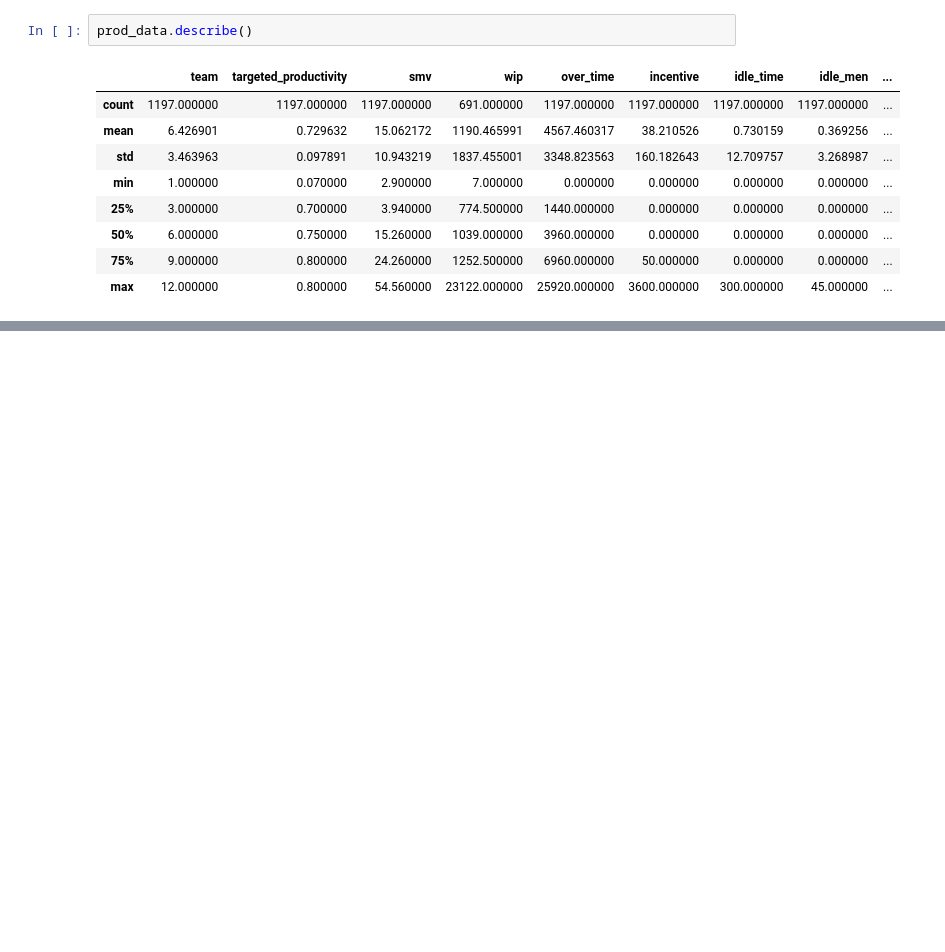
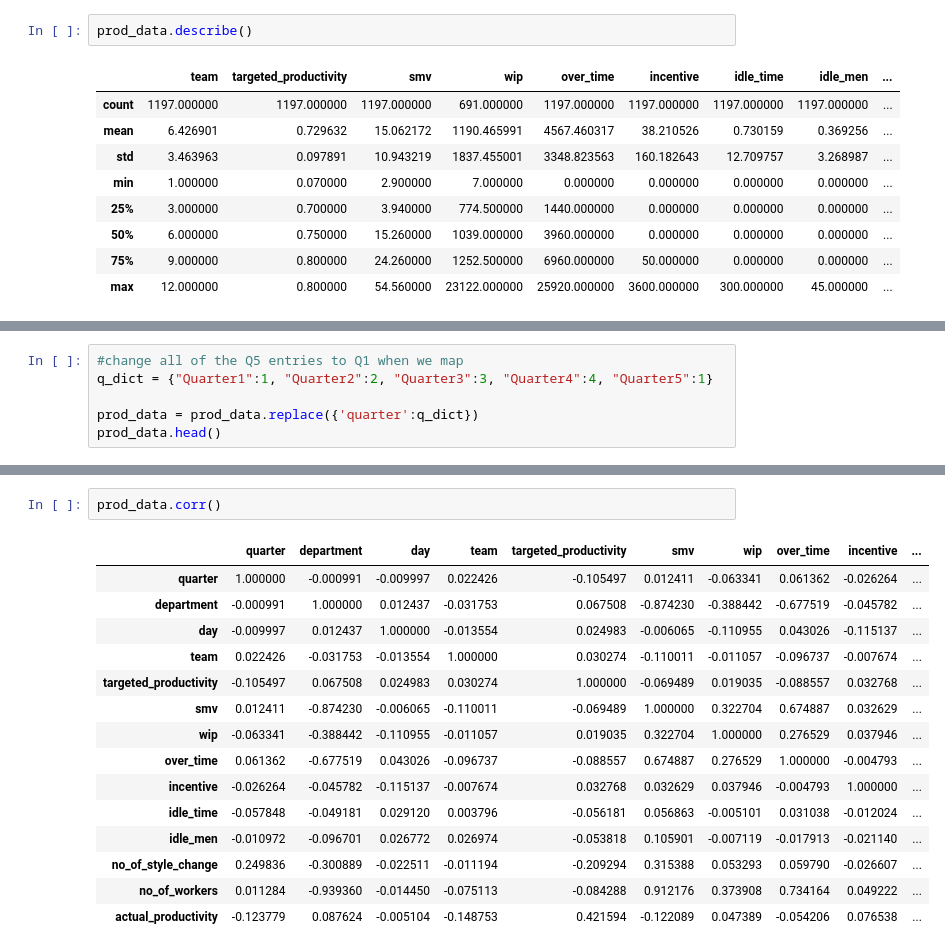
Before and after one commit to tkolencherry/ml_f23, a Jupyter notebook: HW_1/HW1_Prax.ipynb, the cells around one changed output, grey strips where cells are left out. Cells and saved outputs as stored; diff of their text form; blank space fills up the shorter version.

```diff
--- a/HW_1/HW1_Prax.ipynb
+++ b/HW_1/HW1_Prax.ipynb
@@ -29,0 +132,6 @@ prod_data.describe()
+# %%
+#change all of the Q5 entries to Q1 when we map
+q_dict = {"Quarter1":1, "Quarter2":2, "Quarter3":3, "Quarter4":4, "Quarter5":1}
+
+prod_data = prod_data.replace({'quarter':q_dict})
+prod_data.head()
@@ -29,0 +216,18 @@ prod_data.describe()
+# %%
+prod_data.corr()
+# %% [output]
+|  | quarter | department | day | team | targeted_productivity | smv | wip | over_time | incentive | ... |
+| quarter | 1.000000 | -0.000991 | -0.009997 | 0.022426 | -0.105497 | 0.012411 | -0.063341 | 0.061362 | -0.026264 | ... |
+| department | -0.000991 | 1.000000 | 0.012437 | -0.031753 | 0.067508 | -0.874230 | -0.388442 | -0.677519 | -0.045782 | ... |
+| day | -0.009997 | 0.012437 | 1.000000 | -0.013554 | 0.024983 | -0.006065 | -0.110955 | 0.043026 | -0.115137 | ... |
+| team | 0.022426 | -0.031753 | -0.013554 | 1.000000 | 0.030274 | -0.110011 | -0.011057 | -0.096737 | -0.007674 | ... |
+| targeted_productivity | -0.105497 | 0.067508 | 0.024983 | 0.030274 | 1.000000 | -0.069489 | 0.019035 | -0.088557 | 0.032768 | ... |
+| smv | 0.012411 | -0.874230 | -0.006065 | -0.110011 | -0.069489 | 1.000000 | 0.322704 | 0.674887 | 0.032629 | ... |
+| wip | -0.063341 | -0.388442 | -0.110955 | -0.011057 | 0.019035 | 0.322704 | 1.000000 | 0.276529 | 0.037946 | ... |
+| over_time | 0.061362 | -0.677519 | 0.043026 | -0.096737 | -0.088557 | 0.674887 | 0.276529 | 1.000000 | -0.004793 | ... |
+| incentive | -0.026264 | -0.045782 | -0.115137 | -0.007674 | 0.032768 | 0.032629 | 0.037946 | -0.004793 | 1.000000 | ... |
+| idle_time | -0.057848 | -0.049181 | 0.029120 | 0.003796 | -0.056181 | 0.056863 | -0.005101 | 0.031038 | -0.012024 | ... |
+| idle_men | -0.010972 | -0.096701 | 0.026772 | 0.026974 | -0.053818 | 0.105901 | -0.007119 | -0.017913 | -0.021140 | ... |
+| no_of_style_change | 0.249836 | -0.300889 | -0.022511 | -0.011194 | -0.209294 | 0.315388 | 0.053293 | 0.059790 | -0.026607 | ... |
+| no_of_workers | 0.011284 | -0.939360 | -0.014450 | -0.075113 | -0.084288 | 0.912176 | 0.373908 | 0.734164 | 0.049222 | ... |
+| actual_productivity | -0.123779 | 0.087624 | -0.005104 | -0.148753 | 0.421594 | -0.122089 | 0.047389 | -0.054206 | 0.076538 | ... |
```
Also changed, not shown: parts of 43 cells of this notebook.
